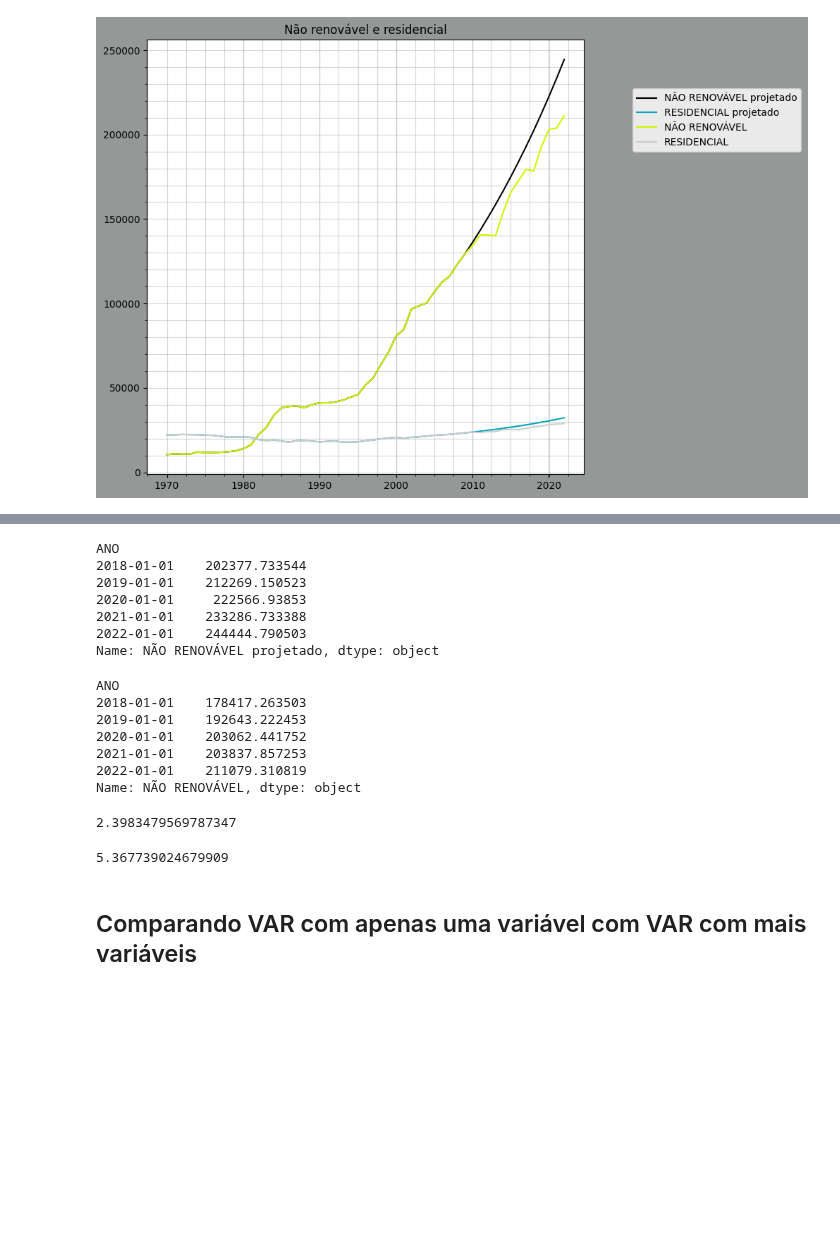
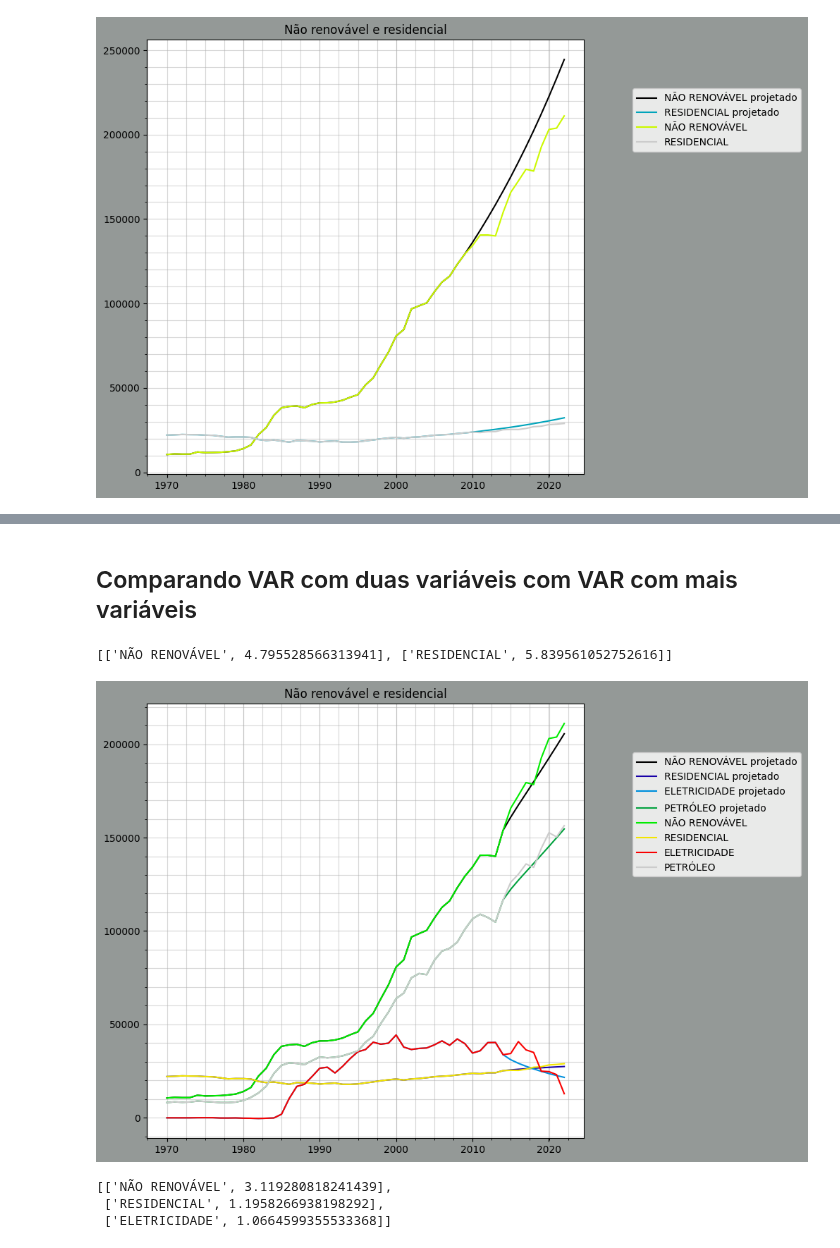
Before and after one commit to scrrpfv/projeto-ip, a Jupyter notebook: Analises/projecao.ipynb, the cells around one changed output, grey strips where cells are left out. Saved outputs shown, nothing was run; the diff lists cells and outputs as text; code cells hidden in the pictures; blank space fills up the shorter version.

```diff
--- a/Analises/projecao.ipynb
+++ b/Analises/projecao.ipynb
@@ -31,20 +42,0 @@ resultado2 = df.projection_var(40, [(0, 'NÃO RENOVÁVEL'), ('Consumo_Final_por_
-# %%
-resultado1['NÃO RENOVÁVEL projetado'].tail()
-# %% [output]
-ANO
-2018-01-01    202377.733544
-2019-01-01    212269.150523
-2020-01-01     222566.93853
-2021-01-01    233286.733388
-2022-01-01    244444.790503
-Name: NÃO RENOVÁVEL projetado, dtype: object
-# %%
-resultado1['NÃO RENOVÁVEL'].tail()
-# %% [output]
-ANO
-2018-01-01    178417.263503
-2019-01-01    192643.222453
-2020-01-01    203062.441752
-2021-01-01    203837.857253
-2022-01-01    211079.310819
-Name: NÃO RENOVÁVEL, dtype: object
@@ -56,10 +43,20 @@ erro4 = sm.tools.eval_measures.mse(resultado2['RESIDENCIAL projetado'], resultad
-# %%
-erro1/erro2
-# %% [output]
-2.3983479569787347
-# %%
-erro3/erro4
-# %% [output]
-5.367739024679909
 # %% [markdown]
-## Comparando VAR com apenas uma variável com VAR com mais variáveis
+## Comparando VAR com duas variáveis com VAR com mais variáveis
+# %%
+errordiff(resultado1, resultado2)
+# %% [output]
+[['NÃO RENOVÁVEL', 4.795528566313941], ['RESIDENCIAL', 5.839561052752616]]
+# %%
+resultado3 = df.projection_var(45, [(0, 'NÃO RENOVÁVEL'),
+                                    ('Consumo_Final_por_Setor', 'RESIDENCIAL'),
+                                    ('Dependência_Externa_de_Energia', 'ELETRICIDADE'),
+                                    (0, 'PETRÓLEO')],
+                                    'Não renovável e residencial')
+# %% [output]
+[figure, added]
+# %%
+errordiff(resultado2, resultado3)
+# %% [output]
+[['NÃO RENOVÁVEL', 3.119280818241439],
+ ['RESIDENCIAL', 1.1958266938198292],
+ ['ELETRICIDADE', 1.0664599355533368]]
```
Also changed, not shown: parts of 6 cells of this notebook.
